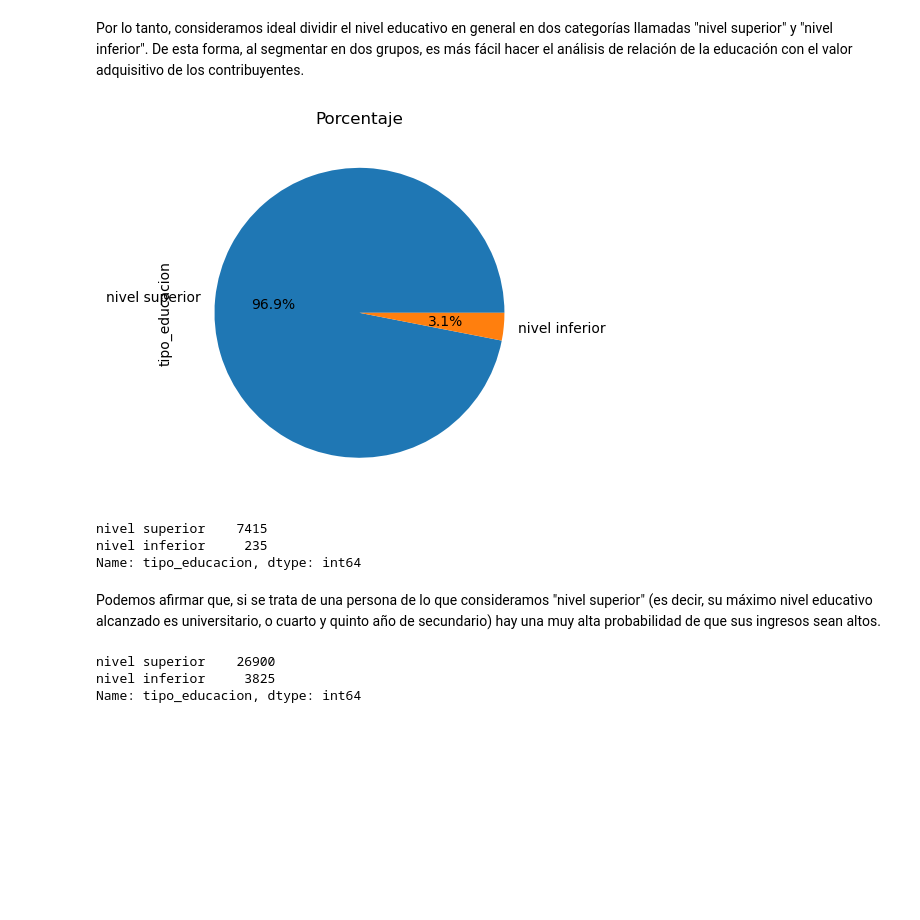
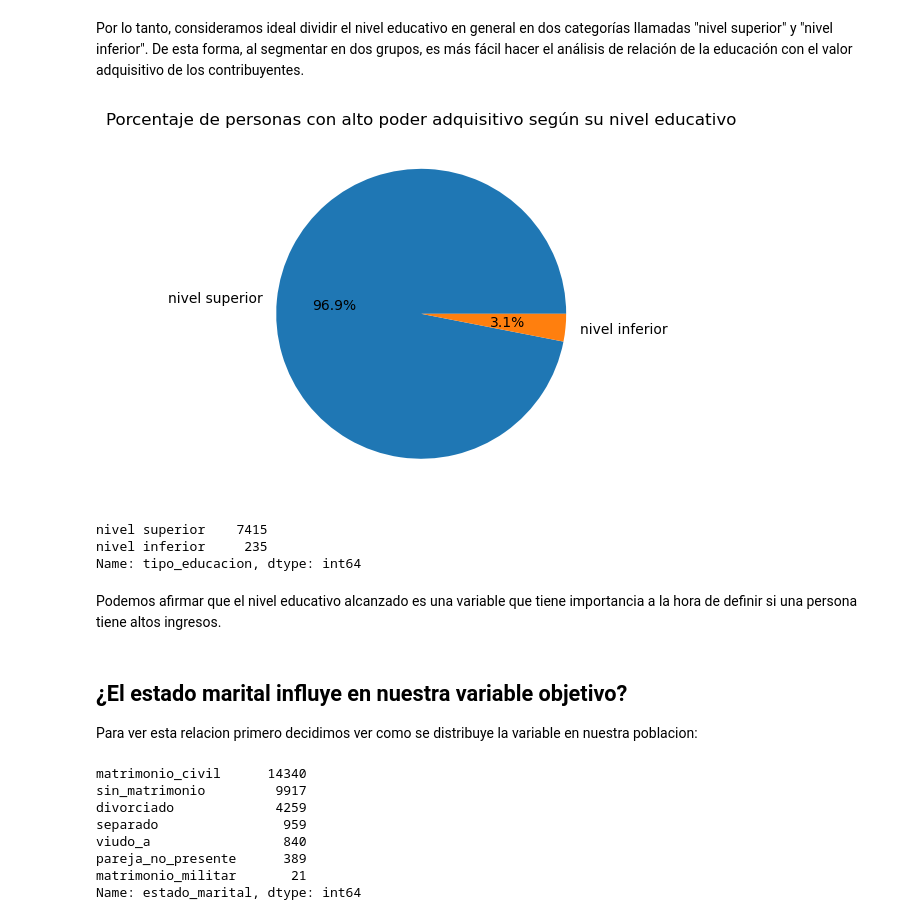
Before and after one commit to MateoCraviotto/Organizacion-de-datos-fiuba-1, a Jupyter notebook: TP1/notebookTp1.ipynb, the cells around one changed output. Drawn from its saved outputs; the diff is of its cells as text; code cells hidden in the pictures; blank space fills up the shorter version.

Commit message:
agrego el analisis del estado marital

```diff
--- a/TP1/notebookTp1.ipynb
+++ b/TP1/notebookTp1.ipynb
@@ -442,30 +443,40 @@ Por lo tanto, consideramos ideal dividir el nivel educativo en general en dos ca
 # %%
 def determinar_nivel_educativo(educacion_alcanzada):
     if educacion_alcanzada.startswith("uni"):
         return "nivel superior"
     elif (educacion_alcanzada == "4_anio") | (educacion_alcanzada == "5_anio"):
         return "nivel superior"
     else:
         return "nivel inferior"
 
 df['tipo_educacion'] = df['educacion_alcanzada'].apply(determinar_nivel_educativo)
 
 personas_con_alto_valor_adquisitivo = df[df['tiene_alto_valor_adquisitivo'] == 1]
 plt.figure(figsize=(6.4, 4.8), dpi=100)
 personas_con_alto_valor_adquisitivo.tipo_educacion.value_counts().plot(kind='pie', autopct='%.01f%%')
-plt.title('Porcentaje')
+plt.title('Porcentaje de personas con alto poder adquisitivo según su nivel educativo')
+plt.ylabel("")
 plt.show()
 personas_con_alto_valor_adquisitivo.tipo_educacion.value_counts()
 # %% [output]
-[figure, old version]
+[figure, new version]
 nivel superior    7415
 nivel inferior     235
 Name: tipo_educacion, dtype: int64
-# %% [markdown]
-Podemos afirmar que, si se trata de una persona de lo que consideramos "nivel superior" (es decir, su máximo nivel educativo alcanzado es universitario, o cuarto y quinto año de secundario) hay una muy alta probabilidad de que sus ingresos sean altos.
+# %% [markdown]
+Podemos afirmar que el nivel educativo alcanzado es una variable que tiene importancia a la hora de definir si una persona tiene altos ingresos.
+# %% [markdown]
+## ¿El estado marital influye en nuestra variable objetivo?
+
+Para ver esta relacion primero decidimos ver como se distribuye la variable en nuestra poblacion:
 # %%
-df.tipo_educacion.value_counts()
+df.estado_marital.value_counts()
 # %% [output]
-nivel superior    26900
-nivel inferior     3825
-Name: tipo_educacion, dtype: int64
+matrimonio_civil      14340
+sin_matrimonio         9917
+divorciado             4259
+separado                959
+viudo_a                 840
+pareja_no_presente      389
+matrimonio_militar       21
+Name: estado_marital, dtype: int64
```
Also changed, not shown: parts of 7 cells of this notebook.
